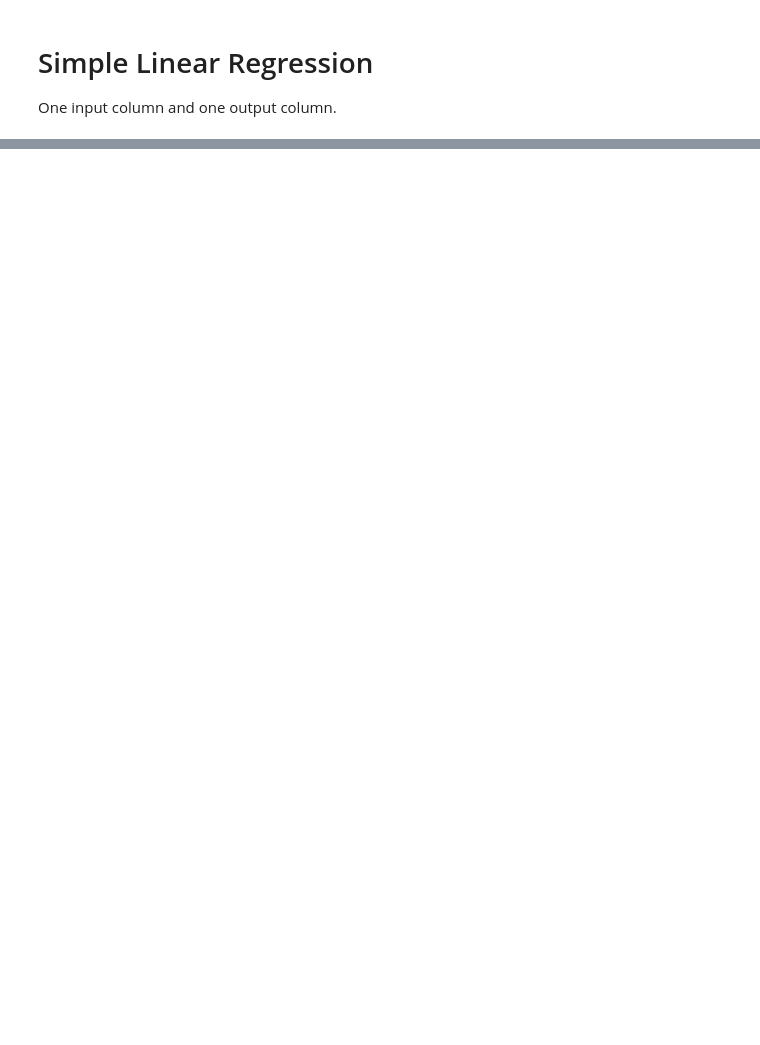
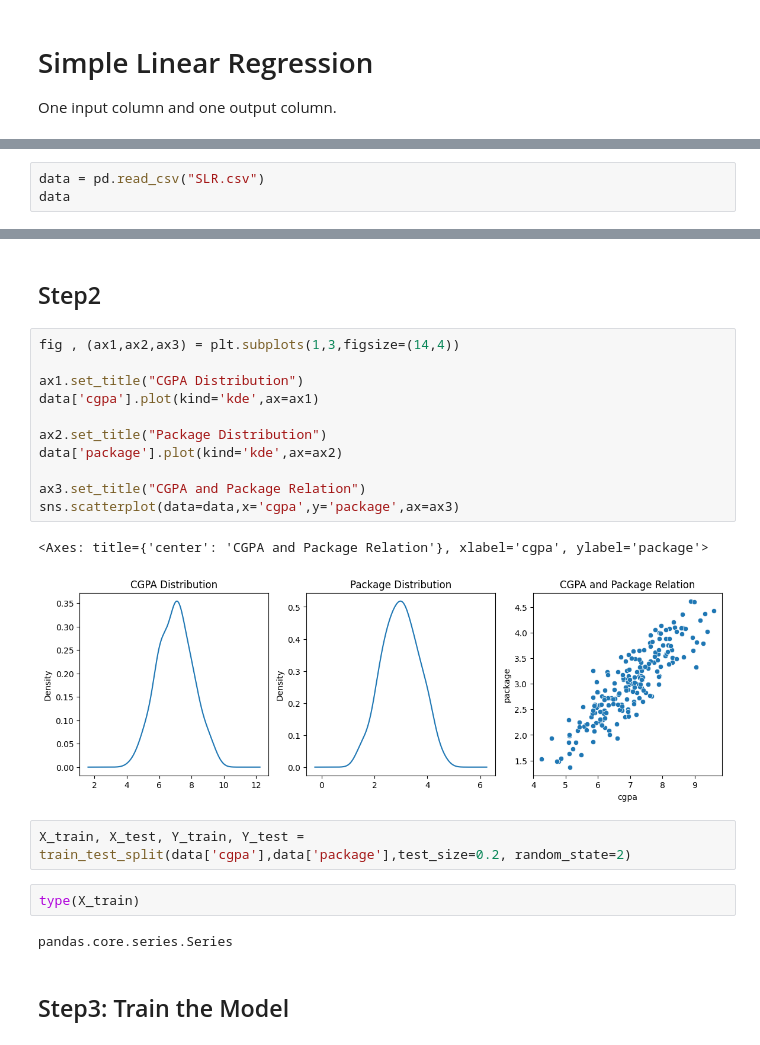
Before and after one commit to SagarChhabriya/K-Discovery-LR, a Jupyter notebook: SLR.ipynb, the cells around one changed output, grey strips where cells are left out. Saved outputs shown, nothing was run; the diff lists cells and outputs as text; blank space fills up the shorter version.

```diff
--- a/SLR.ipynb
+++ b/SLR.ipynb
@@ -23,0 +18,3 @@ dowjones
+# %%
+data = pd.read_csv("SLR.csv")
+data
@@ -23,0 +35,24 @@ dowjones
+# %% [markdown]
+## Step2
+# %%
+fig , (ax1,ax2,ax3) = plt.subplots(1,3,figsize=(14,4))
+
+ax1.set_title("CGPA Distribution")
+data['cgpa'].plot(kind='kde',ax=ax1)
+
+ax2.set_title("Package Distribution")
+data['package'].plot(kind='kde',ax=ax2)
+
+ax3.set_title("CGPA and Package Relation")
+sns.scatterplot(data=data,x='cgpa',y='package',ax=ax3)
+# %% [output]
+<Axes: title={'center': 'CGPA and Package Relation'}, xlabel='cgpa', ylabel='package'>
+[figure, added]
+# %%
+X_train, X_test, Y_train, Y_test = train_test_split(data['cgpa'],data['package'],test_size=0.2, random_state=2)
+# %%
+type(X_train)
+# %% [output]
+pandas.core.series.Series
+# %% [markdown]
+## Step3: Train the Model
```
Also changed, not shown: parts of 20 cells of this notebook.
